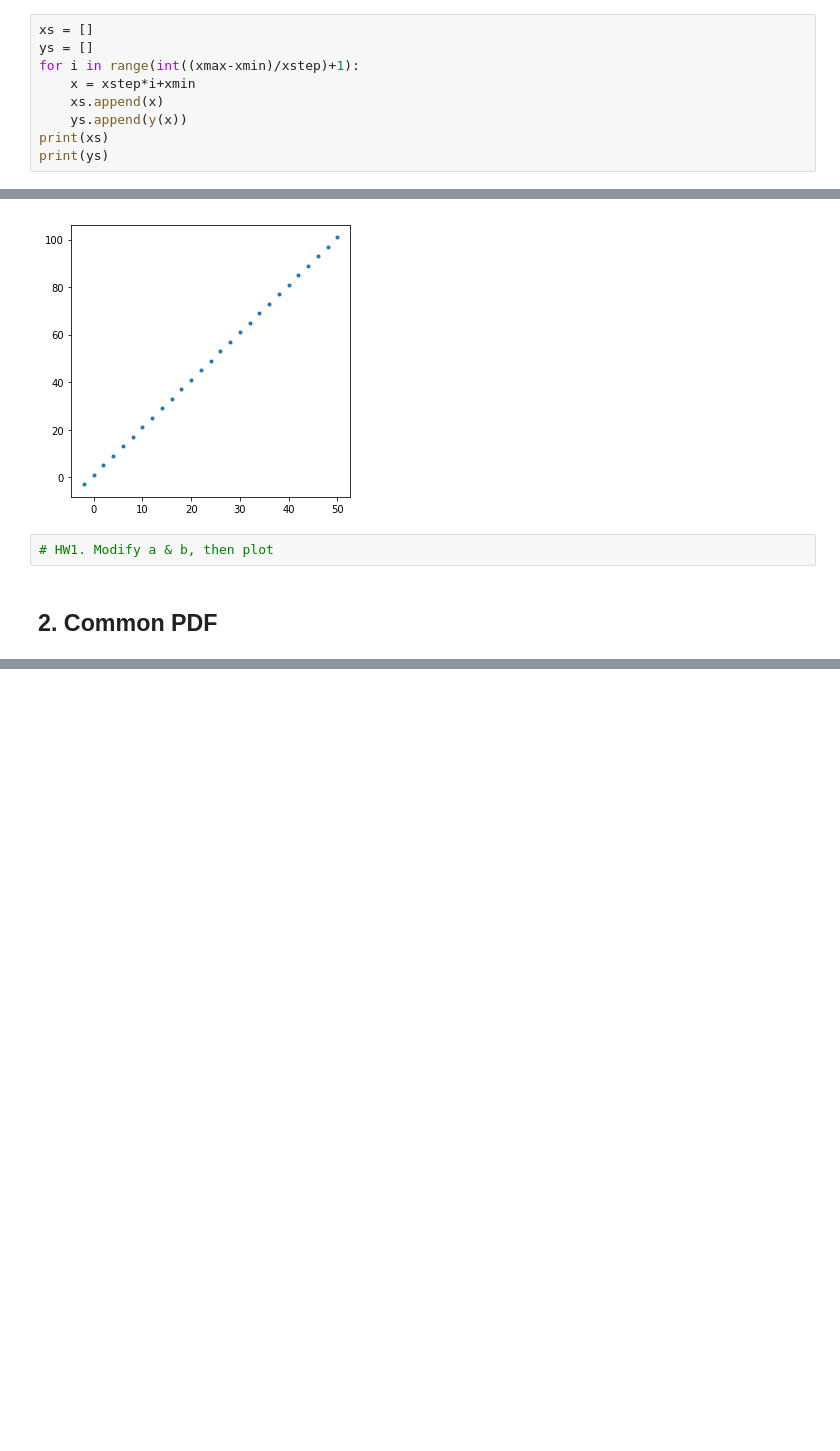
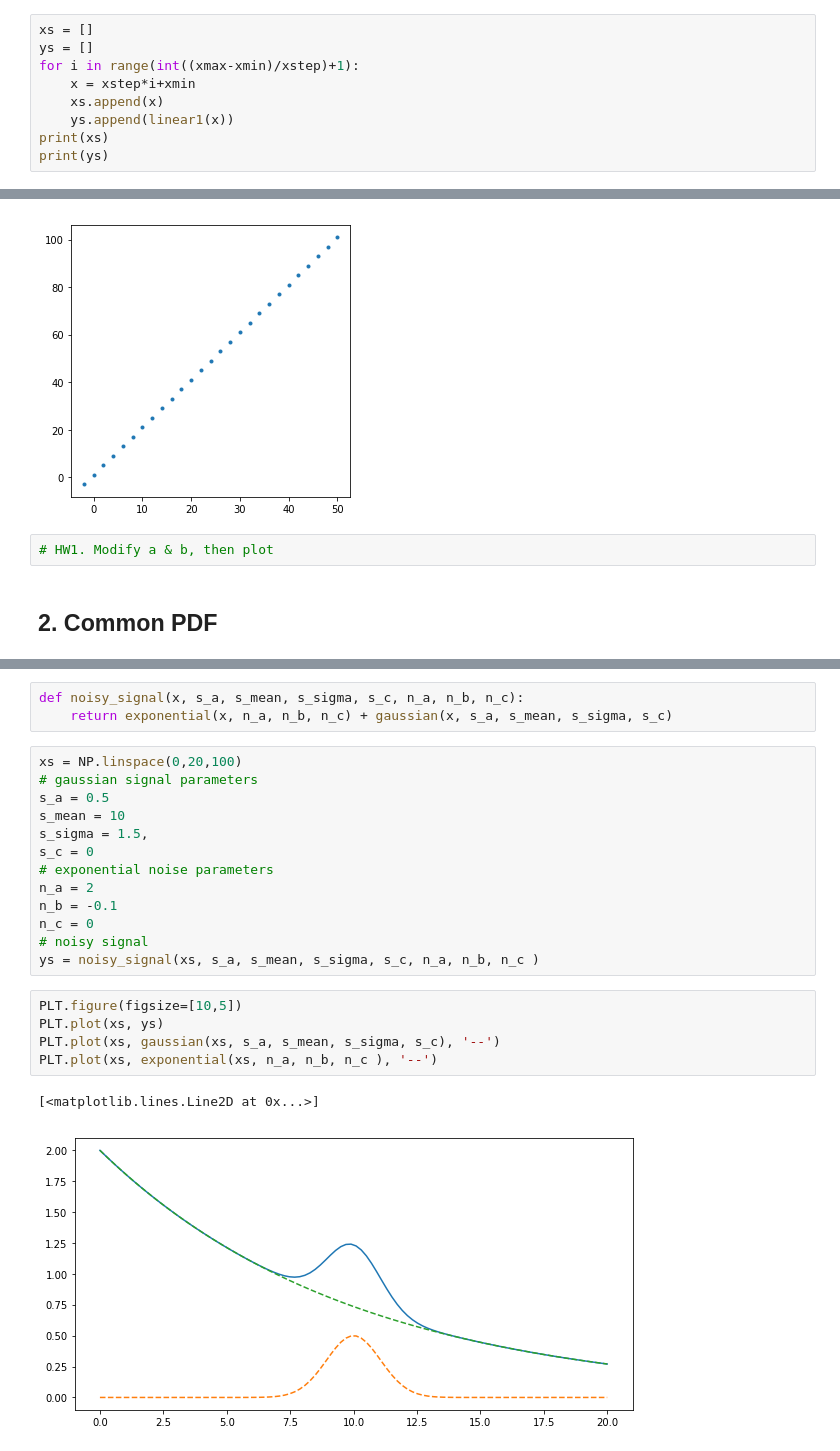
Before and after one commit to juifa-tsai/outreach, a Jupyter notebook: numpy/tutorial_02_pdf.ipynb, the cells around one changed output, grey strips where cells are left out. Cells and saved outputs as stored; diff of their text form; blank space fills up the shorter version.

```diff
--- a/numpy/tutorial_02_pdf.ipynb
+++ b/numpy/tutorial_02_pdf.ipynb
@@ -26,7 +48,7 @@ ys = []
 for i in range(int((xmax-xmin)/xstep)+1):
     x = xstep*i+xmin
     xs.append(x)
-    ys.append(y(x))
+    ys.append(linear1(x))
 print(xs)
 print(ys)
 # %% [output]
@@ -58,0 +136,24 @@ PLT.plot(xs, ys, '.')
+# %%
+def noisy_signal(x, s_a, s_mean, s_sigma, s_c, n_a, n_b, n_c):
+    return exponential(x, n_a, n_b, n_c) + gaussian(x, s_a, s_mean, s_sigma, s_c)
+# %%
+xs = NP.linspace(0,20,100)
+# gaussian signal parameters
+s_a = 0.5
+s_mean = 10
+s_sigma = 1.5,
+s_c = 0
+# exponential noise parameters
+n_a = 2
+n_b = -0.1
+n_c = 0
+# noisy signal
+ys = noisy_signal(xs, s_a, s_mean, s_sigma, s_c, n_a, n_b, n_c )
+# %%
+PLT.figure(figsize=[10,5])
+PLT.plot(xs, ys)
+PLT.plot(xs, gaussian(xs, s_a, s_mean, s_sigma, s_c), '--')
+PLT.plot(xs, exponential(xs, n_a, n_b, n_c ), '--')
+# %% [output]
+[<matplotlib.lines.Line2D at 0x...>]
+[figure, added]
```
Also changed, not shown: parts of 17 cells of this notebook.
